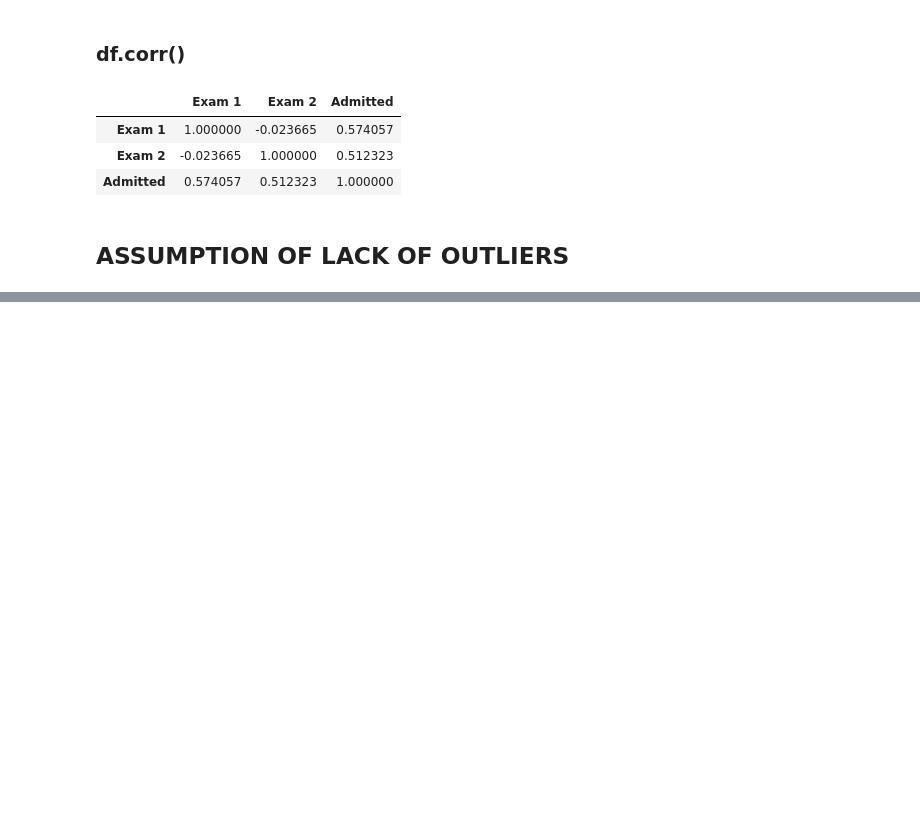
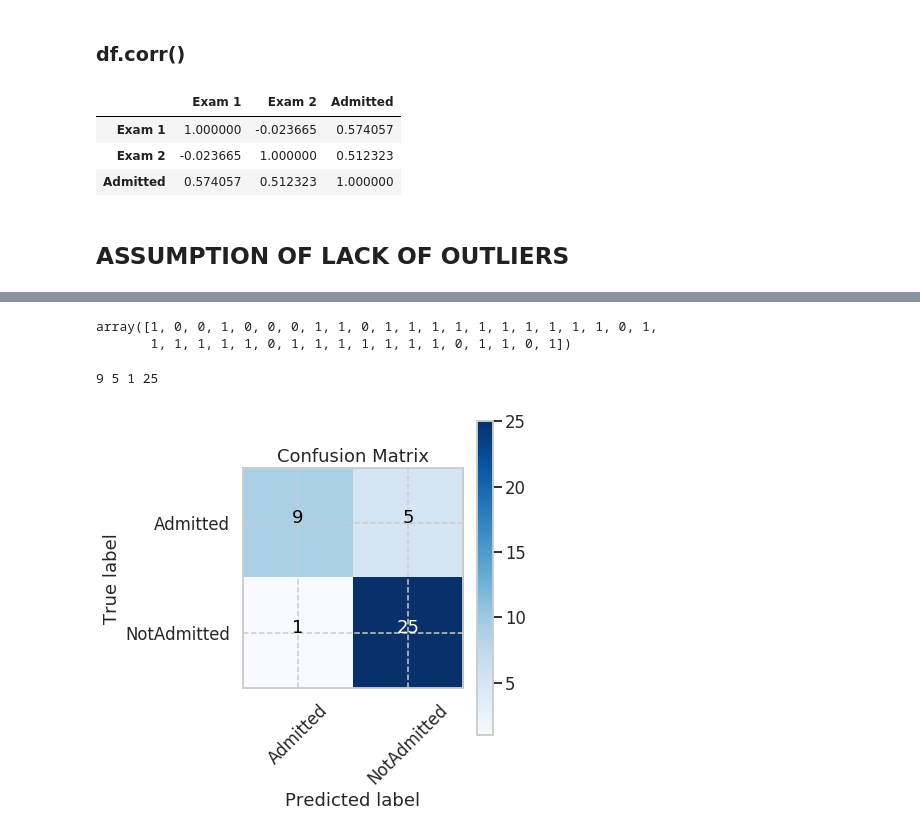
Before and after one commit to nandinijampala/SelfStudyNotes, a Jupyter notebook: Logistic_Regression/Logistic_Regression.ipynb, the cells around one changed output, grey strips where cells are left out. Drawn from its saved outputs; the diff is of its cells as text; code cells hidden in the pictures; blank space fills up the shorter version.

```diff
--- a/Logistic_Regression/Logistic_Regression.ipynb
+++ b/Logistic_Regression/Logistic_Regression.ipynb
@@ -247,0 +366,42 @@ sns.boxplot(x= 'Exam 2', data= data, orient= 'v').set_title("Exam 2 Box Plot")
+# %%
+import itertools
+from sklearn.metrics import confusion_matrix
+def plot_confusion_matrix(y_true,y_pred, normalize=False): # This function prints and plots the confusion matrix.
+    cm = confusion_matrix(y_true, y_pred, labels=[0, 1])
+    classes=["Admitted", "NotAdmitted"]
+    cmap = plt.cm.Blues
+    title = "Confusion Matrix"
+    if normalize:
+        cm = cm.astype('float') / cm.sum(axis=1)[:, np.newaxis]
+        cm = np.around(cm, decimals=3)
+    plt.imshow(cm, interpolation='nearest', cmap=cmap)
+    plt.title(title)
+    plt.colorbar()
+    tick_marks = np.arange(len(classes))
+    plt.xticks(tick_marks, classes, rotation=45)
+    plt.yticks(tick_marks, classes)
+    thresh = cm.max() / 2.
+    for i, j in itertools.product(range(cm.shape[0]), range(cm.shape[1])):
+        plt.text(j, i, cm[i, j],
+                 horizontalalignment="center",
+                 color="white" if cm[i, j] > thresh else "black")
+    plt.tight_layout()
+    plt.ylabel('True label')
+    plt.xlabel('Predicted label')
+# %%
+predictions_ = estimator.predict(X_test) #for Confusion Matrix
+predictions_
+# %% [output]
+array([1, 0, 0, 1, 0, 0, 0, 1, 1, 0, 1, 1, 1, 1, 1, 1, 1, 1, 1, 1, 0, 1,
+       1, 1, 1, 1, 1, 0, 1, 1, 1, 1, 1, 1, 1, 0, 1, 1, 0, 1])
+# %%
+tn, fp, fn, tp = confusion_matrix(y_test, estimator.predict(X_test)).ravel()
+print(tn, fp, fn, tp)
+# %% [output]
+9 5 1 25
+# %%
+plt.figure(figsize=(6,6))
+plot_confusion_matrix(y_test,predictions_, normalize=False)
+plt.show()
+# %% [output]
+[figure, added]
```
Also changed, not shown: parts of 62 cells of this notebook, 7 other files.
